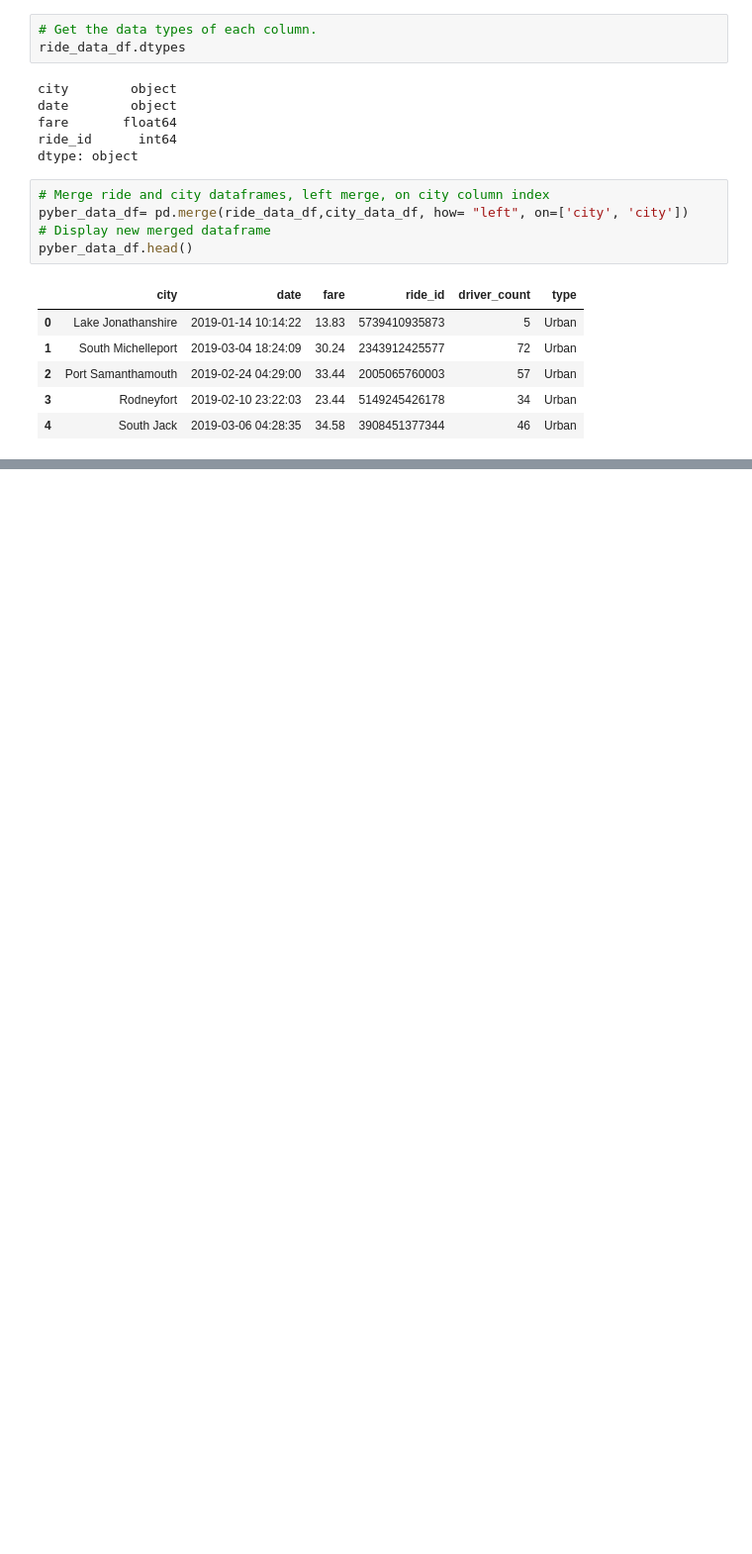
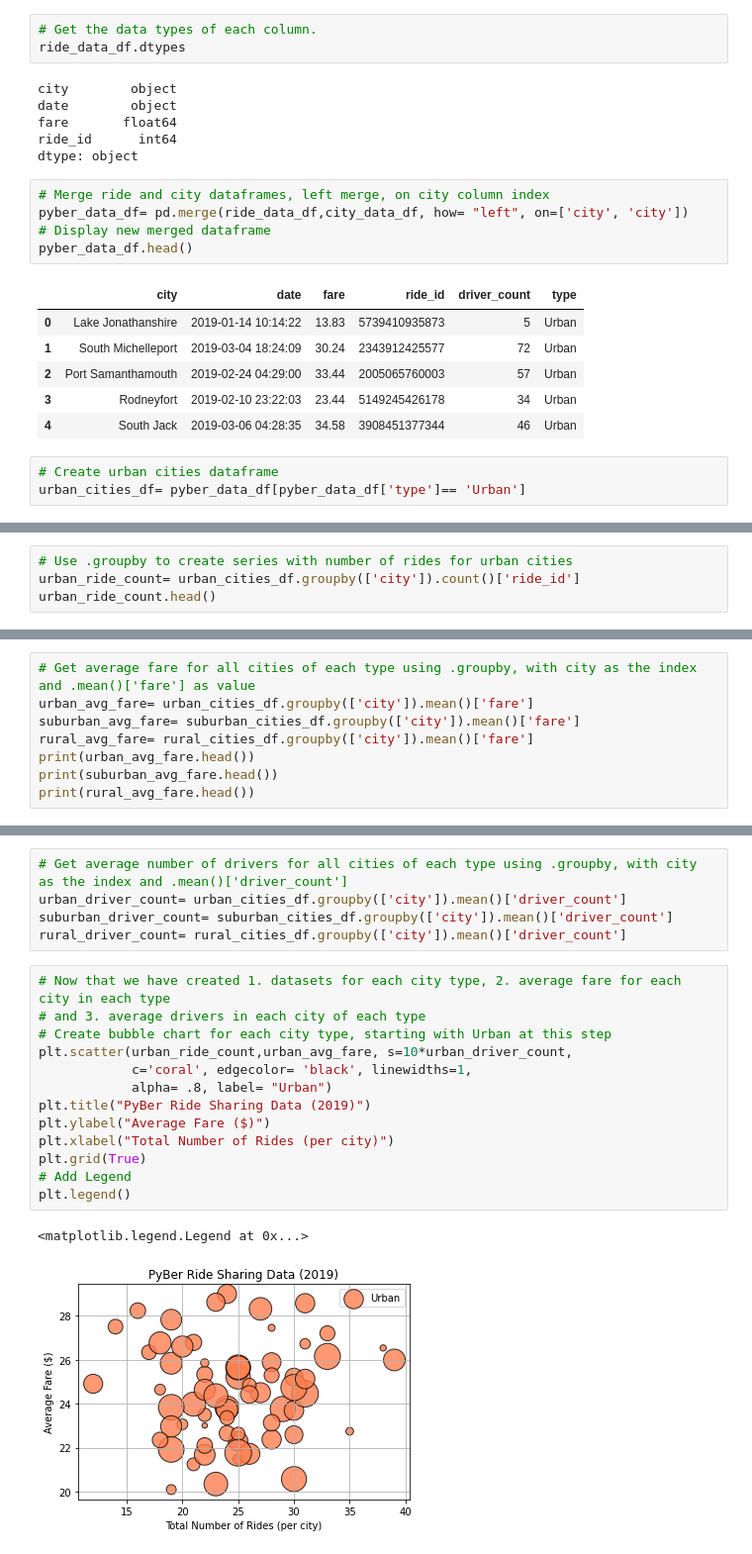
Before and after one commit to peterdyke/Pyber_Analysis, a Jupyter notebook: PyBer.ipynb, the cells around one changed output, grey strips where cells are left out. Shown at 99% size. Saved outputs shown, nothing was run; the diff lists cells and outputs as text; blank space fills up the shorter version.

Commit message:
Added analysis folder with fare vs driver count for each city type, as well as code to perform analysis

```diff
--- a/PyBer.ipynb
+++ b/PyBer.ipynb
@@ -115,3 +103,6 @@ pyber_data_df.head()
 | 2 | Port Samanthamouth | 2019-02-24 04:29:00 | 33.44 | 2005065760003 | 57 | Urban |
 | 3 | Rodneyfort | 2019-02-10 23:22:03 | 23.44 | 5149245426178 | 34 | Urban |
 | 4 | South Jack | 2019-03-06 04:28:35 | 34.58 | 3908451377344 | 46 | Urban |
+# %%
+# Create urban cities dataframe
+urban_cities_df= pyber_data_df[pyber_data_df['type']== 'Urban']
@@ -117,0 +113,4 @@ pyber_data_df.head()
+# %%
+# Use .groupby to create series with number of rides for urban cities
+urban_ride_count= urban_cities_df.groupby(['city']).count()['ride_id']
+urban_ride_count.head()
@@ -117,0 +149,8 @@ pyber_data_df.head()
+# %%
+# Get average fare for all cities of each type using .groupby, with city as the index and .mean()['fare'] as value
+urban_avg_fare= urban_cities_df.groupby(['city']).mean()['fare']
+suburban_avg_fare= suburban_cities_df.groupby(['city']).mean()['fare']
+rural_avg_fare= rural_cities_df.groupby(['city']).mean()['fare']
+print(urban_avg_fare.head())
+print(suburban_avg_fare.head())
+print(rural_avg_fare.head())
@@ -117,0 +175,21 @@ pyber_data_df.head()
+# %%
+# Get average number of drivers for all cities of each type using .groupby, with city as the index and .mean()['driver_count']
+urban_driver_count= urban_cities_df.groupby(['city']).mean()['driver_count']
+suburban_driver_count= suburban_cities_df.groupby(['city']).mean()['driver_count']
+rural_driver_count= rural_cities_df.groupby(['city']).mean()['driver_count']
+# %%
+# Now that we have created 1. datasets for each city type, 2. average fare for each city in each type
+# and 3. average drivers in each city of each type
+# Create bubble chart for each city type, starting with Urban at this step
+plt.scatter(urban_ride_count,urban_avg_fare, s=10*urban_driver_count,
+            c='coral', edgecolor= 'black', linewidths=1,
+            alpha= .8, label= "Urban")
+plt.title("PyBer Ride Sharing Data (2019)")
+plt.ylabel("Average Fare ($)")
+plt.xlabel("Total Number of Rides (per city)")
+plt.grid(True)
+# Add Legend
+plt.legend()
+# %% [output]
+<matplotlib.legend.Legend at 0x...>
+[figure, added]
```
Also changed, not shown: parts of 13 cells of this notebook, 1 other file.
